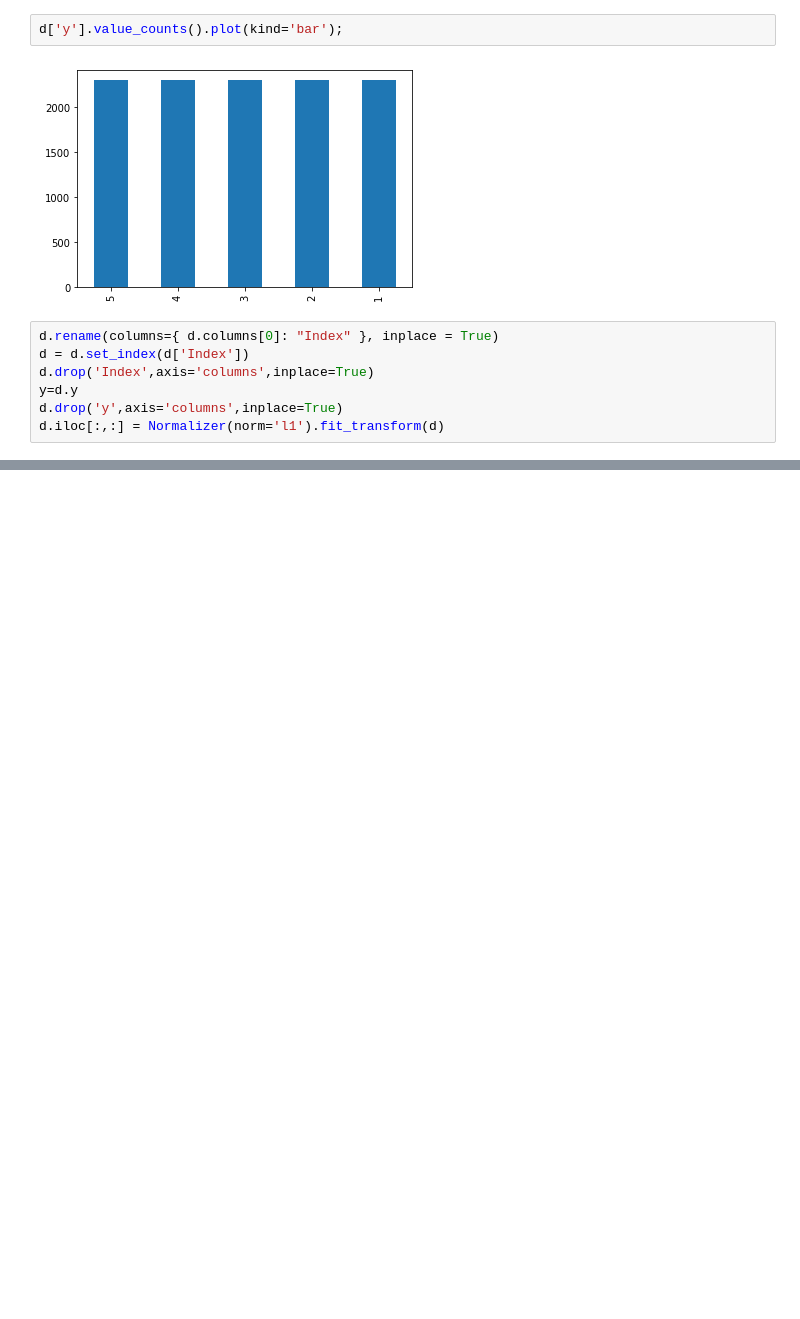
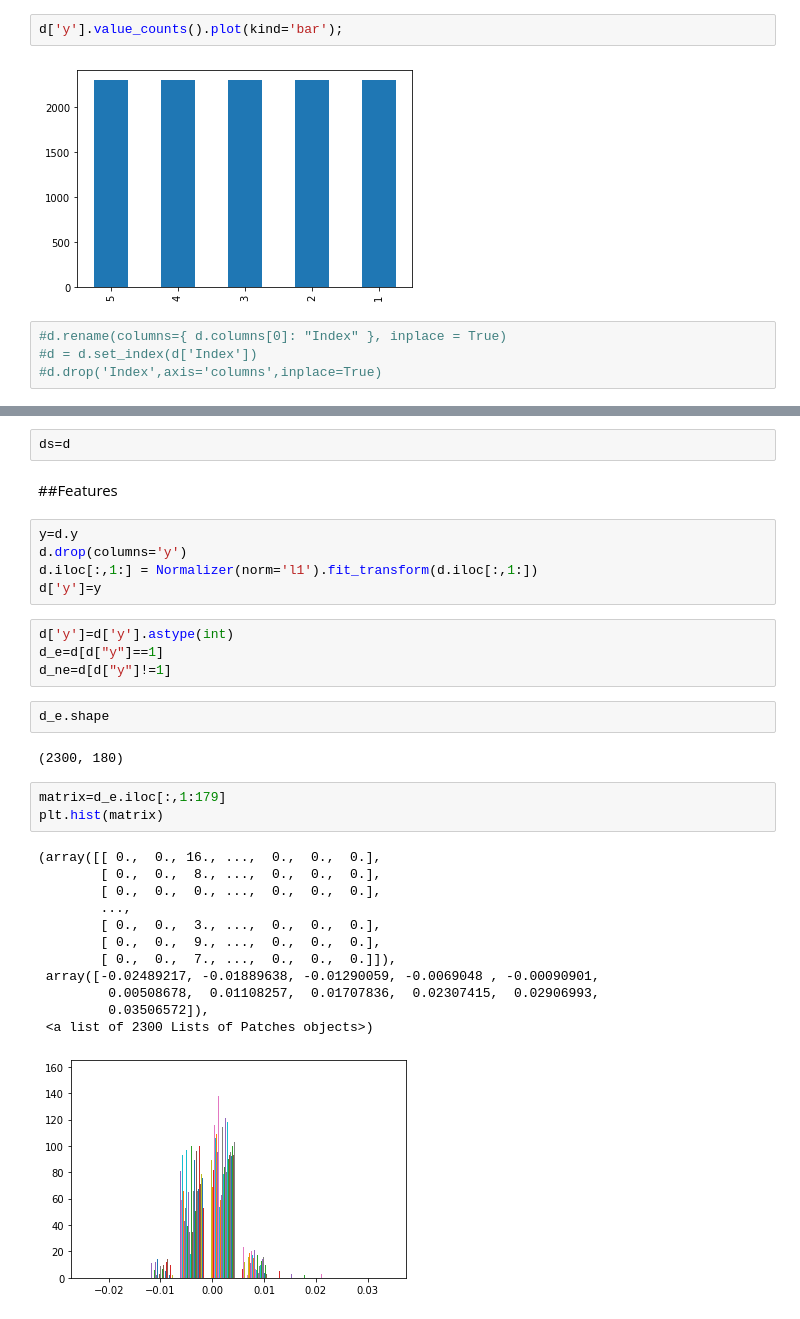
Before and after one commit to OnkarMulay10/EEG_Epilepsy, a Jupyter notebook: EEG_epilepsy.ipynb, the cells around one changed output, grey strips where cells are left out. Saved outputs shown, nothing was run; the diff lists cells and outputs as text; blank space fills up the shorter version.

```diff
--- a/EEG_epilepsy.ipynb
+++ b/EEG_epilepsy.ipynb
@@ -35,9 +34,6 @@ d['y'].value_counts().plot(kind='bar');
 # %% [output]
 [figure]
 # %%
-d.rename(columns={ d.columns[0]: "Index" }, inplace = True)
-d = d.set_index(d['Index'])
-d.drop('Index',axis='columns',inplace=True)
-y=d.y
-d.drop('y',axis='columns',inplace=True)
-d.iloc[:,:] = Normalizer(norm='l1').fit_transform(d)
+#d.rename(columns={ d.columns[0]: "Index" }, inplace = True)
+#d = d.set_index(d['Index'])
+#d.drop('Index',axis='columns',inplace=True)
@@ -43,0 +42,33 @@ d.iloc[:,:] = Normalizer(norm='l1').fit_transform(d)
+# %%
+ds=d
+# %% [markdown]
+##Features
+# %%
+y=d.y
+d.drop(columns='y')
+d.iloc[:,1:] = Normalizer(norm='l1').fit_transform(d.iloc[:,1:])
+d['y']=y
+# %%
+d['y']=d['y'].astype(int)
+d_e=d[d["y"]==1]
+d_ne=d[d["y"]!=1]
+# %%
+d_e.shape
+# %% [output]
+(2300, 180)
+# %%
+matrix=d_e.iloc[:,1:179]
+plt.hist(matrix)
+# %% [output]
+(array([[ 0.,  0., 16., ...,  0.,  0.,  0.],
+        [ 0.,  0.,  8., ...,  0.,  0.,  0.],
+        [ 0.,  0.,  0., ...,  0.,  0.,  0.],
+        ...,
+        [ 0.,  0.,  3., ...,  0.,  0.,  0.],
+        [ 0.,  0.,  9., ...,  0.,  0.,  0.],
+        [ 0.,  0.,  7., ...,  0.,  0.,  0.]]),
+ array([-0.02489217, -0.01889638, -0.01290059, -0.0069048 , -0.00090901,
+         0.00508678,  0.01108257,  0.01707836,  0.02307415,  0.02906993,
+         0.03506572]),
+ <a list of 2300 Lists of Patches objects>)
+[figure, added]
```
Also changed, not shown: parts of 5 cells of this notebook.
